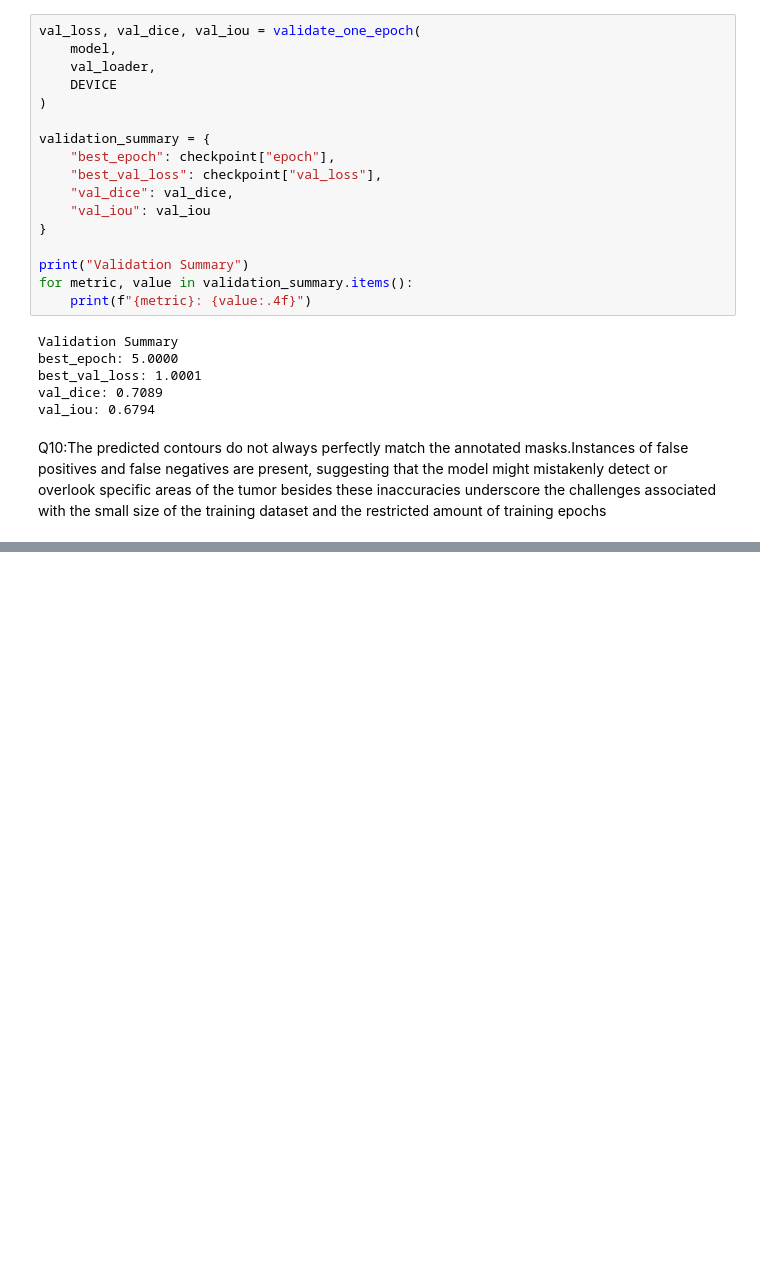
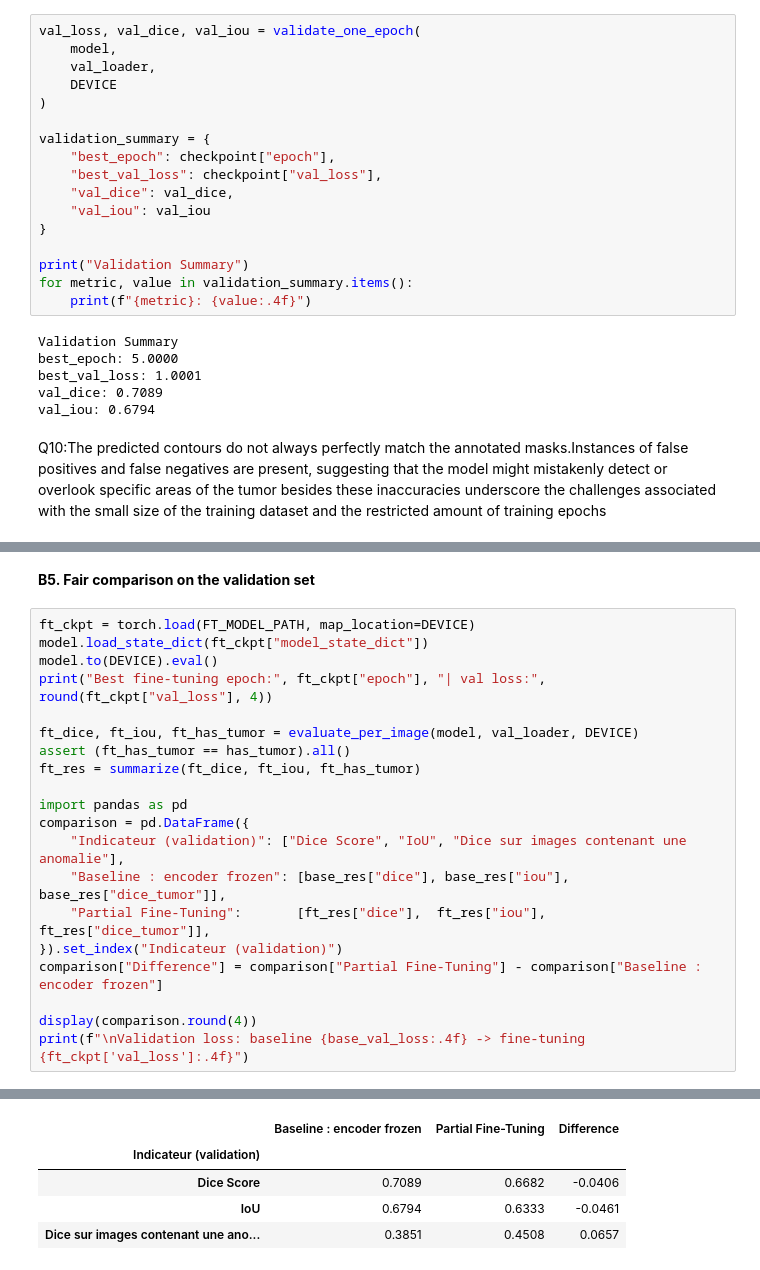
Before and after one commit to benameur21/Brain-Tumor-Segmentation-UNet-TL, a Jupyter notebook: Brain_tumor.ipynb, the cells around one changed output, grey strips where cells are left out. Cells and saved outputs as stored; diff of their text form; blank space fills up the shorter version.

```diff
--- a/Brain_tumor.ipynb
+++ b/Brain_tumor.ipynb
@@ -1190,0 +1406,23 @@ Q10:The predicted contours do not always perfectly match the annotated masks.Ins
+# %% [markdown]
+**B5. Fair comparison on the validation set**
+# %%
+ft_ckpt = torch.load(FT_MODEL_PATH, map_location=DEVICE)
+model.load_state_dict(ft_ckpt["model_state_dict"])
+model.to(DEVICE).eval()
+print("Best fine-tuning epoch:", ft_ckpt["epoch"], "| val loss:", round(ft_ckpt["val_loss"], 4))
+
+ft_dice, ft_iou, ft_has_tumor = evaluate_per_image(model, val_loader, DEVICE)
+assert (ft_has_tumor == has_tumor).all()
+ft_res = summarize(ft_dice, ft_iou, ft_has_tumor)
+
+import pandas as pd
+comparison = pd.DataFrame({
+    "Indicateur (validation)": ["Dice Score", "IoU", "Dice sur images contenant une anomalie"],
+    "Baseline : encoder frozen": [base_res["dice"], base_res["iou"], base_res["dice_tumor"]],
+    "Partial Fine-Tuning":       [ft_res["dice"],  ft_res["iou"],  ft_res["dice_tumor"]],
+}).set_index("Indicateur (validation)")
+comparison["Difference"] = comparison["Partial Fine-Tuning"] - comparison["Baseline : encoder frozen"]
+
+display(comparison.round(4))
+print(f"\nValidation loss: baseline {base_val_loss:.4f} -> fine-tuning {ft_ckpt['val_loss']:.4f}")
+# %% [output]
@@ -1190,0 +1430,5 @@ Q10:The predicted contours do not always perfectly match the annotated masks.Ins
+|  | Baseline : encoder frozen | Partial Fine-Tuning | Difference |
+| Indicateur (validation) |  |  |  |
+| Dice Score | 0.7089 | 0.6682 | -0.0406 |
+| IoU | 0.6794 | 0.6333 | -0.0461 |
+| Dice sur images contenant une ano... | 0.3851 | 0.4508 | 0.0657 |
```
Also changed, not shown: parts of 21 cells of this notebook.
